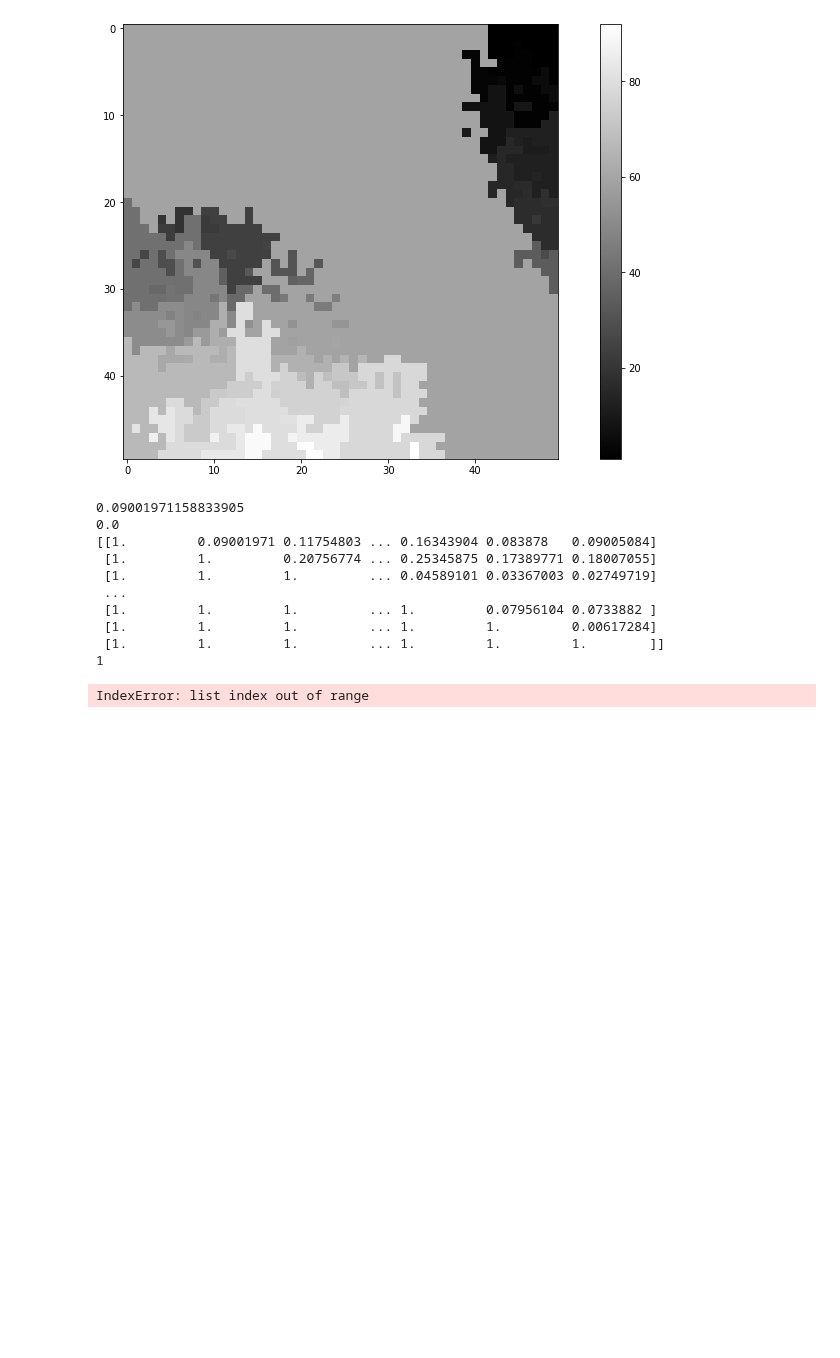
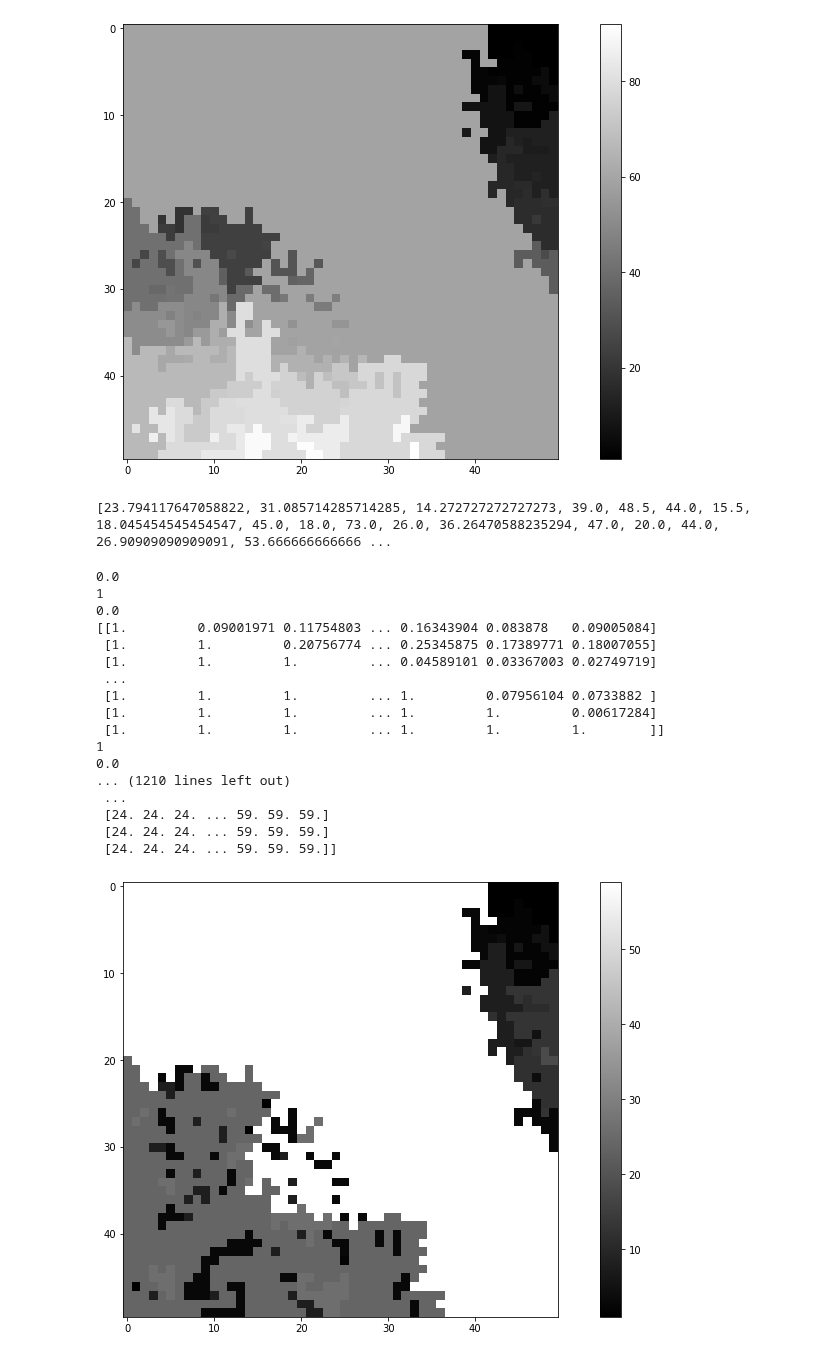
Before and after one commit to datascience-mobi/2021-topic-04-team-04, a Jupyter notebook: Seeded_Region_Growing.ipynb, the cells around one changed output. Cells and saved outputs as stored; diff of their text form; code cells hidden in the pictures; blank space fills up the shorter version.

Commit message:
Region Merging funktioniert nur beim ersten Durchlauf, warum ist nicht klar

```diff
--- a/Seeded_Region_Growing.ipynb
+++ b/Seeded_Region_Growing.ipynb
@@ -160,7 +29,7 @@ ip.show_image(img_r, 15, 8)
 [figure]
 [figure]
 # %%
-img_r = region_growing(img_small, img_r)
+img_r = srg.region_growing(img_small, img_r)
 ip.show_image(img_r, 15, 8)
 # %% [output]
 366
@@ -185,6 +54,14 @@ ip.show_image(img_r, 15, 8)
 #region-merging
 
 def region_distance(img, reg):
+    """
+    calculates distance between all regions
+    :param img: intensity values (2d array)
+    :param reg: region numbers (2d array)
+    :return: 2d array with distances between all regions, only in upper pyramid
+    (region numbers are row and col number)
+    mean values of all regions (list of floats)
+    """
     max_region = max(reg.flatten())
     inter_region_distances = np.ones((int(max_region), int(max_region)))
     means = srg.mean_region(img, reg)
@@ -194,4 +71,8 @@ def region_distance(img, reg):
                 distance = abs(means[row_number] - means[col_number]) / (np.amax(img))
                 inter_region_distances[row_number][col_number] = distance
     return inter_region_distances, means
+
+print(srg.mean_region(img_small, img_r))
+# %% [output]
+[23.794117647058822, 31.085714285714285, 14.272727272727273, 39.0, 48.5, 44.0, 15.5, 18.045454545454547, 45.0, 18.0, 73.0, 26.0, 36.26470588235294, 47.0, 20.0, 44.0, 26.90909090909091, 53.666666666666 ...
 # %%
@@ -201,69 +89,76 @@ def one_merged_region_mean(img, reg, region_number): #img is array of intensity
     return single_mean #returns mean value of changed region
 # %%
 def region_distance_new(img, reg, pos_min_dist, means, inter_region_distances):
-    region_number = inter_region_distances.shape[0]
+    region_count = inter_region_distances.shape[0]
     maximal_intensity = np.amax(img)
     changed_region1 = int(pos_min_dist[0]) # Regions Nummer 1 die übernommen wird
     changed_region2 = int(pos_min_dist[1])
     means = update_mean_values(means, changed_region1, changed_region2, img, reg)
-    inter_region_distances = update_distances(changed_region1, changed_region2, inter_region_distances, region_number, means, maximal_intensity)
+    inter_region_distances = update_distances(changed_region1, changed_region2, inter_region_distances, region_count, means, maximal_intensity)
     return inter_region_distances
 
-def update_distances(changed_region1, changed_region2, inter_region_distances, region_number, means, maximal_intensity):
-    for col_number in range(changed_region1 + 1, int(region_number)+1): # Regions Nummer 2, die nicht übernommen wird
+def update_distances(changed_region1, changed_region2, inter_region_distances, region_count, means, maximal_intensity):
+    for col_number in range(changed_region1 + 1, int(region_count)): # Regions Nummer 2, die nicht übernommen wird
         distance = abs(means[changed_region1] - means[col_number]) / maximal_intensity
         inter_region_distances[changed_region1][col_number] = distance
     for row_number in range(0, changed_region1):
         distance = abs(means[changed_region1] - means[row_number]) / maximal_intensity
         inter_region_distances[row_number][changed_region1] = distance
-    inter_region_distances[changed_region2][0:region_number] = 500
-    inter_region_distances[0:region_number][changed_region2] = 500
+    inter_region_distances[changed_region2][0:region_count] = 500
+    inter_region_distances[0:region_count][changed_region2] = 500
     return inter_region_distances
 
 def update_mean_values(means, changed_region1, changed_region2, img, reg):
     means[changed_region2] = 500
-    means[changed_region1] = one_merged_region_mean(img, reg, changed_region1)
+    means[changed_region1] = one_merged_region_mean(img, reg, changed_region1 + 1)
     return means
 # %%
-def region_merge_by_distance(inter_region_distances, reg, min_distance):
+def updates_region_numbers(inter_region_distances, reg, min_distance):
     x = np.where(inter_region_distances == min_distance) #finds minimal distance in array and its position
     pos_min_dist = list(zip(x[0], x[1]))[0] # position of first pixel with minimal distance value
     pos_min_dist = (int(pos_min_dist[0]), int(pos_min_dist[1])) #converting to int for finding in list
-    pixel_to_change = np.where(reg == pos_min_dist[1]) #zu ändernde Region ist immer die Spalte in inter_region_distances (Spaltenzahl immer größer Zeilenzahl)
+    pixel_to_change = np.where(reg == pos_min_dist[1] + 1) #zu ändernde Region ist immer die Spalte in inter_region_distances (Spaltenzahl immer größer Zeilenzahl)
     pixel_to_change_rows = pixel_to_change[0]
     pixel_to_change_cols = pixel_to_change[1]
-    reg[pixel_to_change_rows, pixel_to_change_cols] = pos_min_dist[0]
+    reg[pixel_to_change_rows, pixel_to_change_cols] = pos_min_dist[0] + 1
     return reg, pos_min_dist
 # %%
 def distance_merging_while(reg, t, img):
     result_region_distance = region_distance(img, reg)
     inter_region_distances = result_region_distance[0]
     means = result_region_distance[1]
-    min_distance = np.amin(inter_region_distances)
-    print(inter_region_distances[0][1])
+    min_distance = np.nanmin(inter_region_distances)
     print(min_distance)
-    print(inter_region_distances)
     while min_distance < t:
         print(1)
-        updated_regions = region_merge_by_distance(inter_region_distances, reg, min_distance)
-        regions = updated_regions[0]
+        updated_regions = updates_region_numbers(inter_region_distances, reg, min_distance)
+        reg = updated_regions[0]
         pos_min_dist = updated_regions[1]
-        inter_region_distances = region_distance_new(img, regions, pos_min_dist, means, inter_region_distances)
-        min_distance = np.amin(inter_region_distances)
+        inter_region_distances = region_distance_new(img, reg, pos_min_dist, means, inter_region_distances)
+        min_distance = np.nanmin(inter_region_distances)
+        print(min_distance)
+        print(inter_region_distances)
     return reg
 # %%
-test = distance_merging_while(img_r, 1, img_small)
+test = distance_merging_while(img_r, 0.03, img_small)
 print(test)
 ip.show_image(test, 15, 8)
 # %% [output]
-0.09001971158833905
+0.0
+1
 0.0
 [[1.         0.09001971 0.11754803 ... 0.16343904 0.083878   0.09005084]
  [1.         1.         0.20756774 ... 0.25345875 0.17389771 0.18007055]
  [1.         1.         1.         ... 0.04589101 0.03367003 0.02749719]
  ...
  [1.         1.         1.         ... 1.         0.07956104 0.0733882 ]
  [1.         1.         1.         ... 1.         1.         0.00617284]
  [1.         1.         1.         ... 1.         1.         1.        ]]
 1
+0.0
+... (1210 lines left out)
+ ...
+ [24. 24. 24. ... 59. 59. 59.]
+ [24. 24. 24. ... 59. 59. 59.]
+ [24. 24. 24. ... 59. 59. 59.]]
-IndexError: list index out of range
+[figure, added]
```
Also changed, not shown: parts of 9 cells of this notebook.
